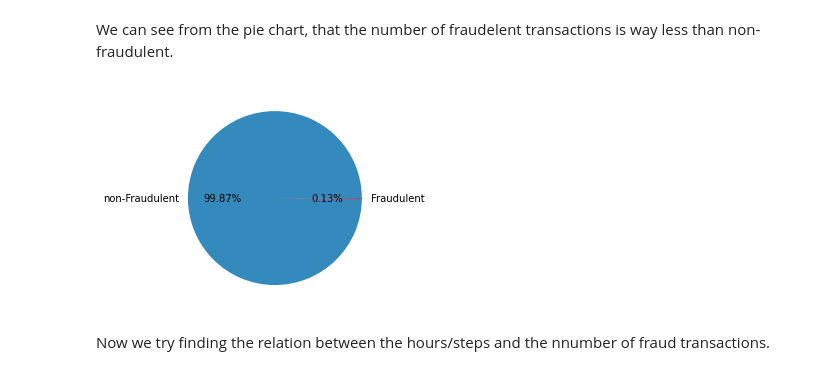
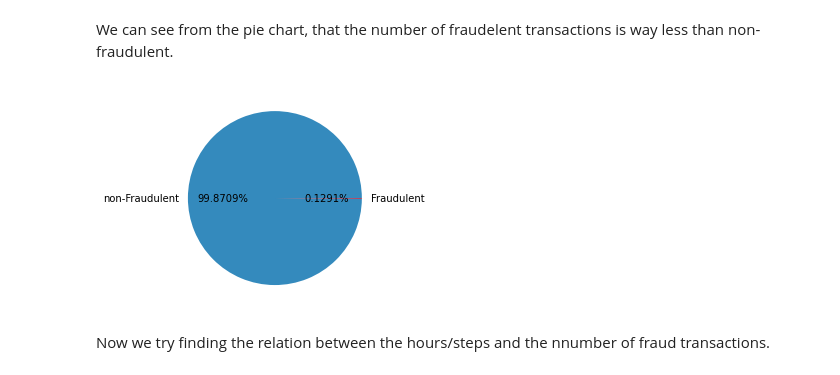
Before and after one commit to Bhavya-Hingorani/Cyber-Seth, a Jupyter notebook: moduleINF.ipynb, the cells around one changed output. Saved outputs shown, nothing was run; the diff lists cells and outputs as text; code cells hidden in the pictures.

```diff
--- a/moduleINF.ipynb
+++ b/moduleINF.ipynb
@@ -42,7 +41,7 @@ from sklearn.metrics import confusion_matrix
 import warnings
 warnings.filterwarnings("ignore")
 # %%
-dataFrame = pd.read_csv('C:\\Users\\sharm\\Desktop\\dataset.csv')
+dataFrame = pd.read_csv('dataset.csv')
 #C:\\Users\\sharm\\Desktop\\dataset.csv
 #'../dataset.csv'
 # %% [markdown]
@@ -137,14 +134,14 @@ We can see from the pie chart, that the number of fraudelent transactions is way
 # %%
 plt.style.use("bmh")
 fraud = len(dataFrame[(dataFrame['isFraud']==1)])
 nonFraud = len(dataFrame) - fraud
 # print("{:.3f}".format((fraud/(nonFraud+fraud)) * 100))
 # print(nonFraud)
 
-plt.pie([nonFraud, fraud], labels=['non-Fraudulent', 'Fraudulent'], autopct='%0.2f%%')
+plt.pie([nonFraud, fraud], labels=['non-Fraudulent', 'Fraudulent'], autopct='%0.4f%%')
 plt.show()
 # %% [output]
-[figure, old version]
+[figure, new version]
 # %% [markdown]
 Now we try finding the relation between the hours/steps and the nnumber of fraud transactions.
 # %%
```
Also changed, not shown: parts of 24 cells of this notebook, 1 other file.
